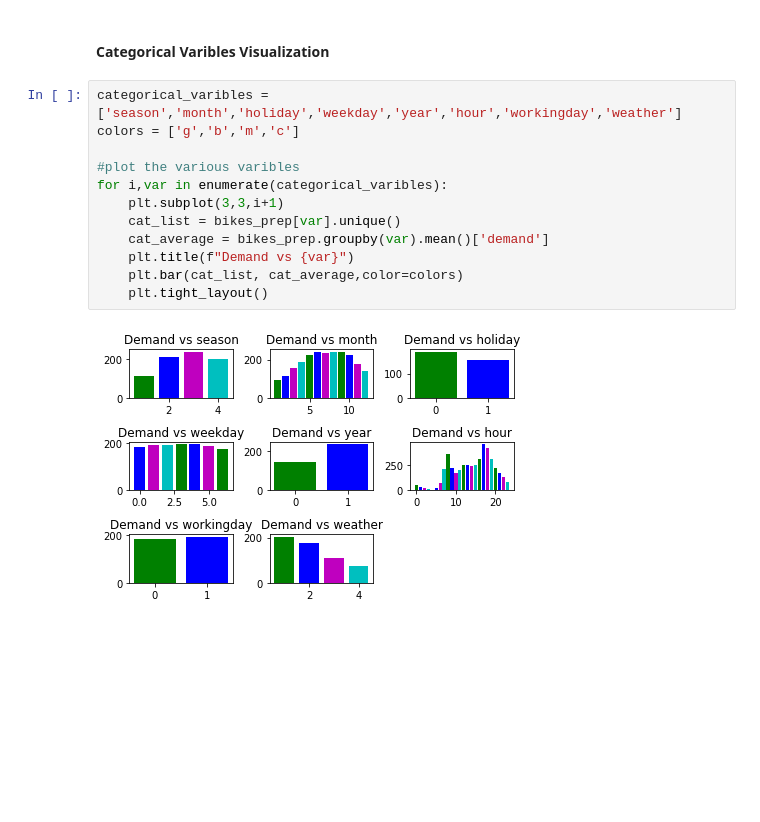
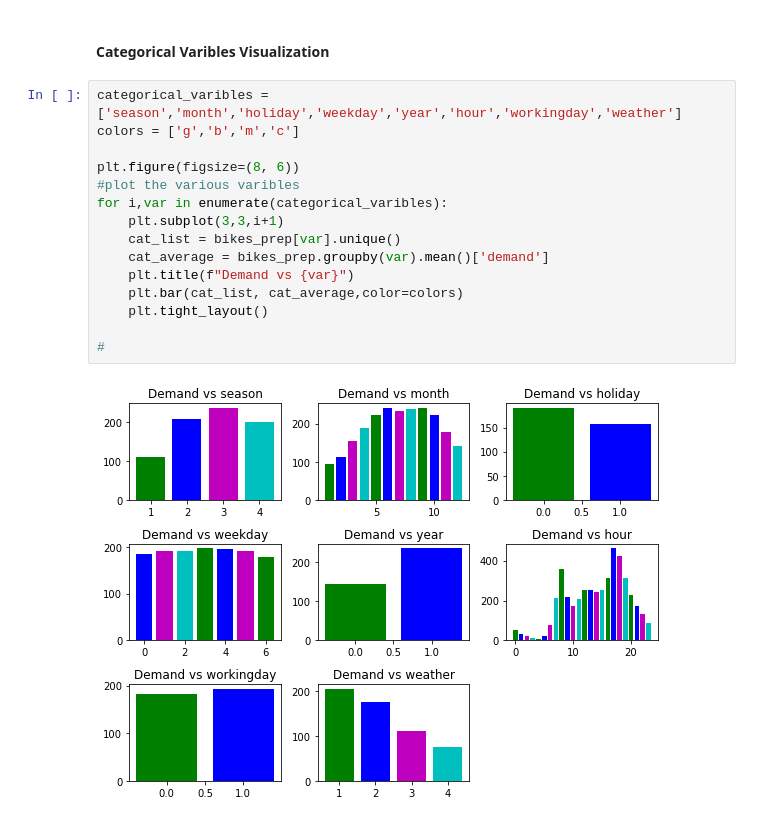
Before and after one commit to d-jeph/kaggle_bike_sharing_demand, a Jupyter notebook: bike_sharing.ipynb, the cells around one changed output. Cells and saved outputs as stored; diff of their text form; blank space fills up the shorter version.

```diff
--- a/bike_sharing.ipynb
+++ b/bike_sharing.ipynb
@@ -78,14 +76,17 @@ for i,var in enumerate(continuous_varibles):
 # %%
 categorical_varibles = ['season','month','holiday','weekday','year','hour','workingday','weather']
 colors = ['g','b','m','c']
 
+plt.figure(figsize=(8, 6))
 #plot the various varibles
 for i,var in enumerate(categorical_varibles):
     plt.subplot(3,3,i+1)
     cat_list = bikes_prep[var].unique()
     cat_average = bikes_prep.groupby(var).mean()['demand']
     plt.title(f"Demand vs {var}")
     plt.bar(cat_list, cat_average,color=colors)
     plt.tight_layout()
+
+#
 # %% [output]
-[figure, old version]
+[figure, new version]
```
Also changed, not shown: parts of 10 cells of this notebook.
